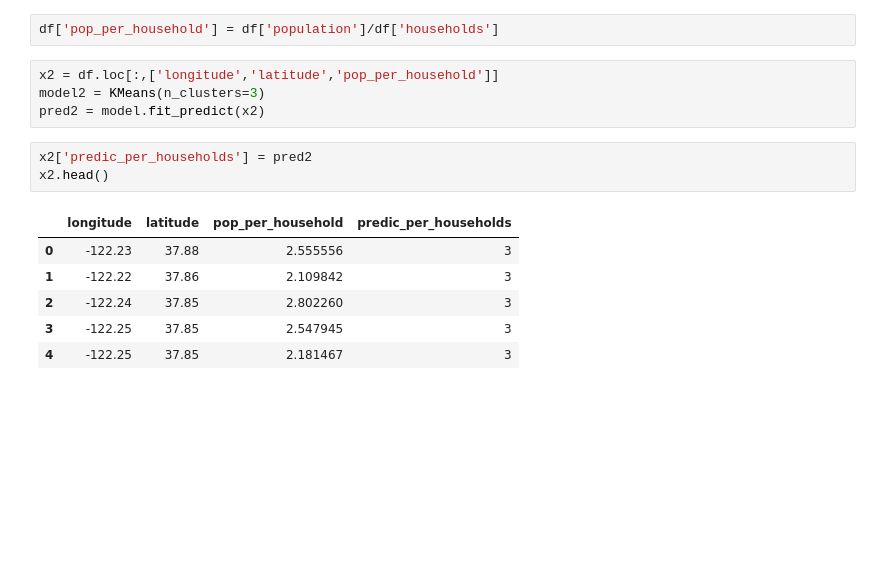
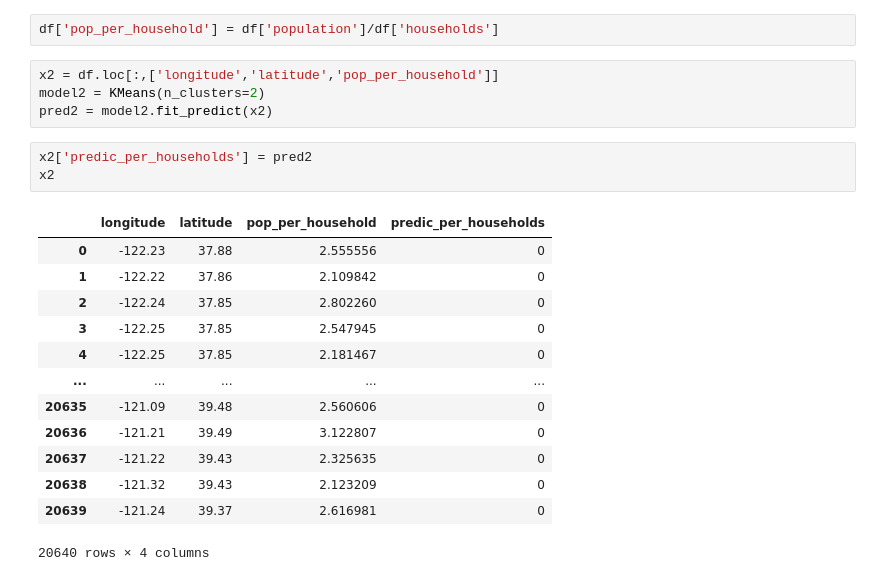
Before and after one commit to cristianmgm7/ML_models, a Jupyter notebook: K-means.ipynb, the cells around one changed output. Cells and saved outputs as stored; diff of their text form; blank space fills up the shorter version.

```diff
--- a/K-means.ipynb
+++ b/K-means.ipynb
@@ -76,18 +79,25 @@ x.groupby('seg_economic').mean()
 df['pop_per_household'] = df['population']/df['households']
 # %%
 x2 = df.loc[:,['longitude','latitude','pop_per_household']]
-model2 = KMeans(n_clusters=3)
-pred2 = model.fit_predict(x2)
+model2 = KMeans(n_clusters=2)
+pred2 = model2.fit_predict(x2)
 # %%
 x2['predic_per_households'] = pred2
-x2.head()
+x2
 # %% [output]
 |  | longitude | latitude | pop_per_household | predic_per_households |
-| 0 | -122.23 | 37.88 | 2.555556 | 3 |
-| 1 | -122.22 | 37.86 | 2.109842 | 3 |
-| 2 | -122.24 | 37.85 | 2.802260 | 3 |
-| 3 | -122.25 | 37.85 | 2.547945 | 3 |
-| 4 | -122.25 | 37.85 | 2.181467 | 3 |
+| 0 | -122.23 | 37.88 | 2.555556 | 0 |
+| 1 | -122.22 | 37.86 | 2.109842 | 0 |
+| 2 | -122.24 | 37.85 | 2.802260 | 0 |
+| 3 | -122.25 | 37.85 | 2.547945 | 0 |
+| 4 | -122.25 | 37.85 | 2.181467 | 0 |
+| ... | ... | ... | ... | ... |
+| 20635 | -121.09 | 39.48 | 2.560606 | 0 |
+| 20636 | -121.21 | 39.49 | 3.122807 | 0 |
+| 20637 | -121.22 | 39.43 | 2.325635 | 0 |
+| 20638 | -121.32 | 39.43 | 2.123209 | 0 |
+| 20639 | -121.24 | 39.37 | 2.616981 | 0 |
+20640 rows × 4 columns
 # %%
 sns.scatterplot(x='longitude', y='latitude', data=x2 ,hue='predic_per_households', palette='bright')
 # %% [output]
```
Also changed, not shown: parts of 12 cells of this notebook.
